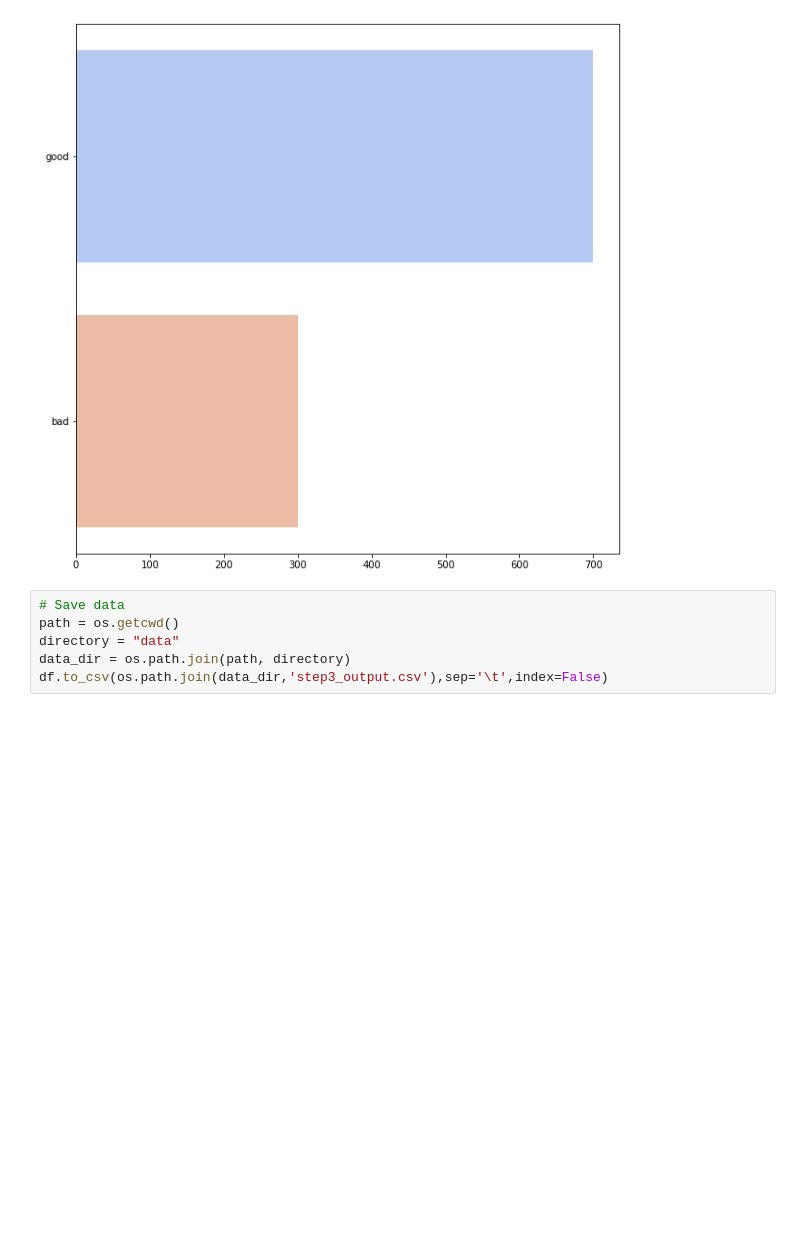
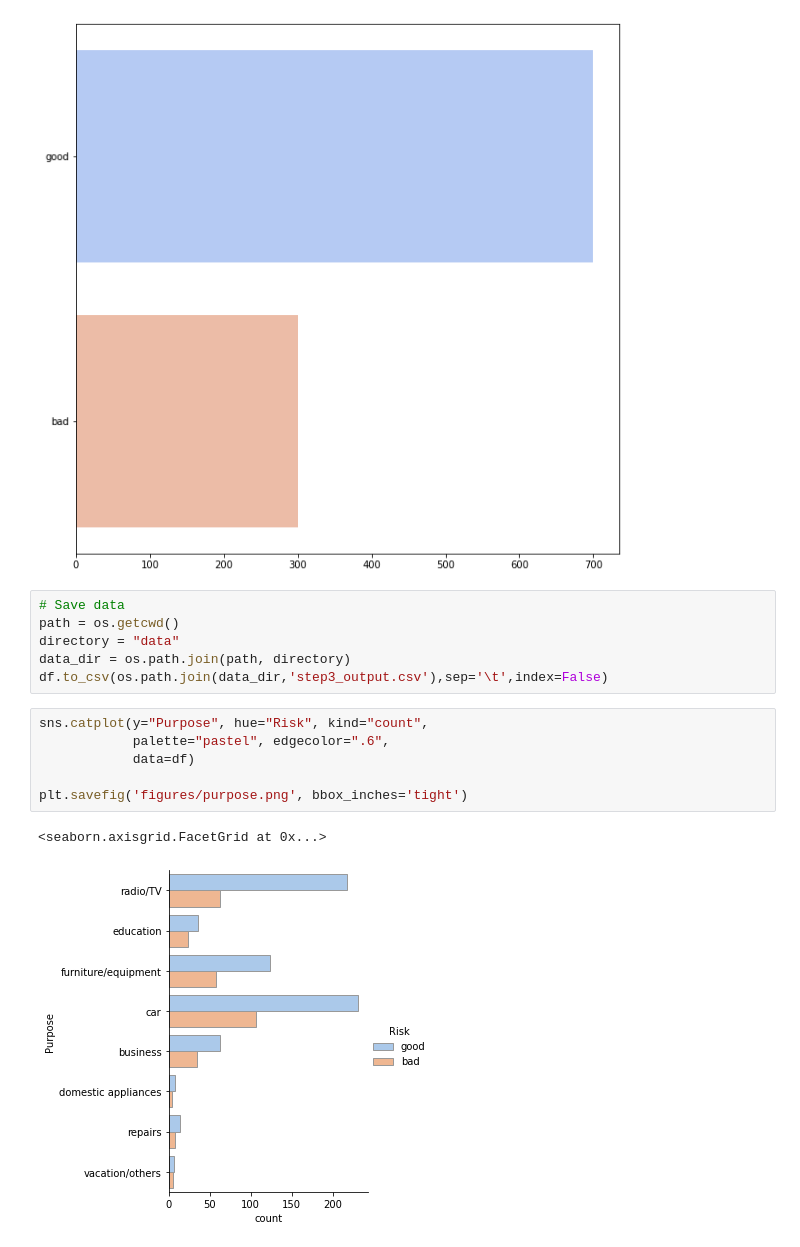
Before and after one commit to shashins/Capstone2_Project, a Jupyter notebook: Data_EDA.ipynb, the cells around one changed output. Drawn from its saved outputs; the diff is of its cells as text; blank space fills up the shorter version.

```diff
--- a/Data_EDA.ipynb
+++ b/Data_EDA.ipynb
@@ -215,3 +215,12 @@ path = os.getcwd()
 directory = "data"
 data_dir = os.path.join(path, directory)
 df.to_csv(os.path.join(data_dir,'step3_output.csv'),sep='\t',index=False)
+# %%
+sns.catplot(y="Purpose", hue="Risk", kind="count",
+            palette="pastel", edgecolor=".6",
+            data=df)
+
+plt.savefig('figures/purpose.png', bbox_inches='tight')
+# %% [output]
+<seaborn.axisgrid.FacetGrid at 0x...>
+[figure, added]
```
Also changed, not shown: parts of 6 cells of this notebook, 1 other file.
